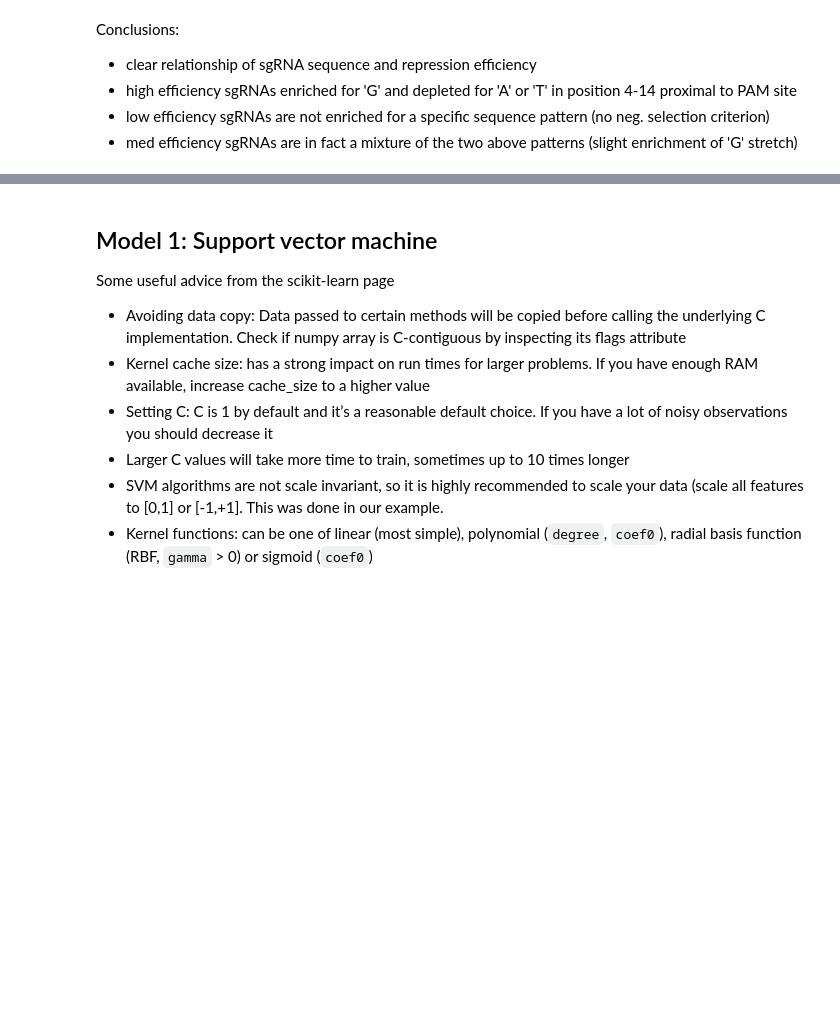
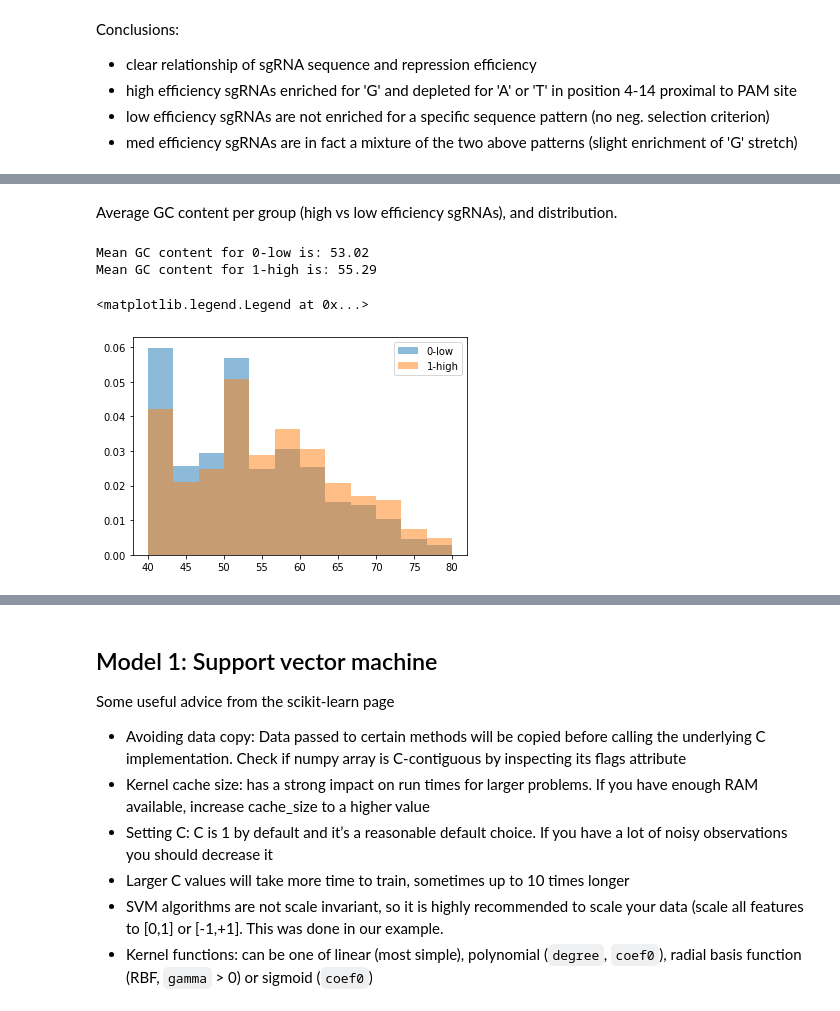
Before and after one commit to m-jahn/R-notebook-crispri-lib, a Jupyter notebook: sgRNA_library_V2/pipeline/sgRNA_ML_analysis.ipynb, the cells around one changed output, grey strips where cells are left out. Drawn from its saved outputs; the diff is of its cells as text; code cells hidden in the pictures; blank space fills up the shorter version.

Commit message:
feature: investigation of GC content as confounding variable

```diff
--- a/sgRNA_library_V2/pipeline/sgRNA_ML_analysis.ipynb
+++ b/sgRNA_library_V2/pipeline/sgRNA_ML_analysis.ipynb
@@ -289,0 +302,17 @@ Conclusions:
+# %%
+fasta_df_reduced['GC_content'] = fasta_df_reduced.seq.apply(Bio.SeqUtils.GC)
+fasta_df_reduced['GC_skew'] = [Bio.SeqUtils.GC_skew(i, window = 100)[0] for i in fasta_df_reduced.seq]
+# %% [markdown]
+Average GC content per group (high vs low efficiency sgRNAs), and distribution.
+# %%
+plt.figure(figsize=(6,4))
+for eff in list_bins:
+    eff_subset = fasta_df_reduced[fasta_df_reduced.efficiency_binned == eff]['GC_content']
+    plt.hist(eff_subset, bins = 12, alpha = 0.5, label = eff, density = True)
+    print('Mean GC content for {0} is: {1}'.format(eff, str(round(eff_subset.mean(), 2))))
+plt.legend(loc = 'upper right')
+# %% [output]
+Mean GC content for 0-low is: 53.02
+Mean GC content for 1-high is: 55.29
+<matplotlib.legend.Legend at 0x...>
+[figure, added]
```
Also changed, not shown: parts of 5 cells of this notebook.
